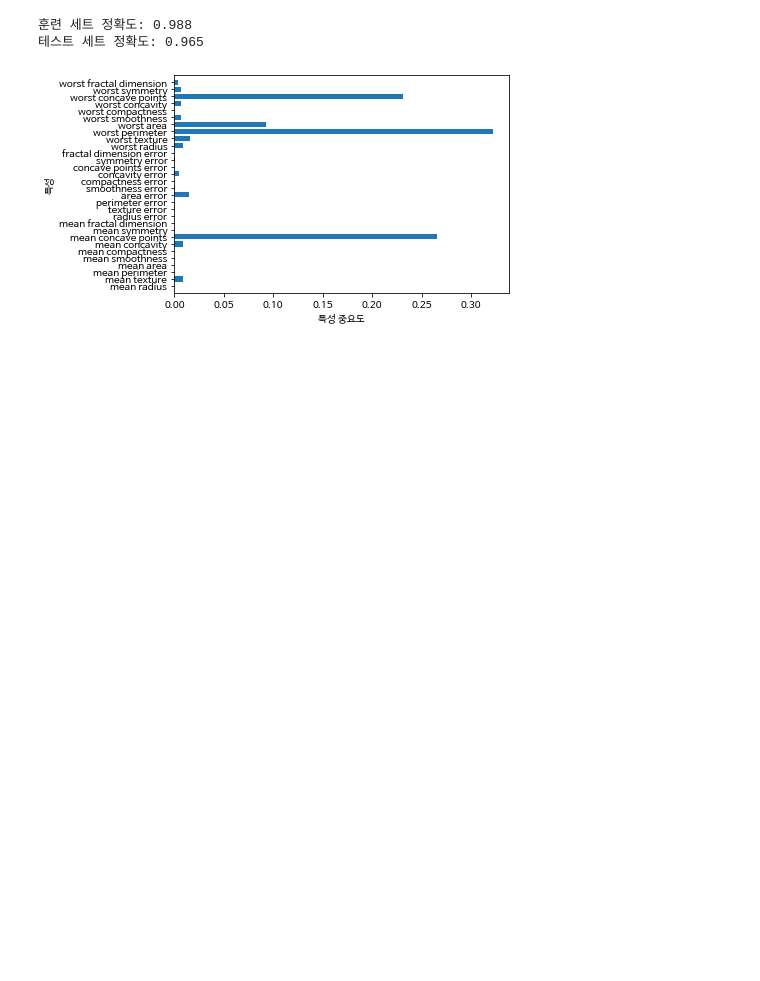
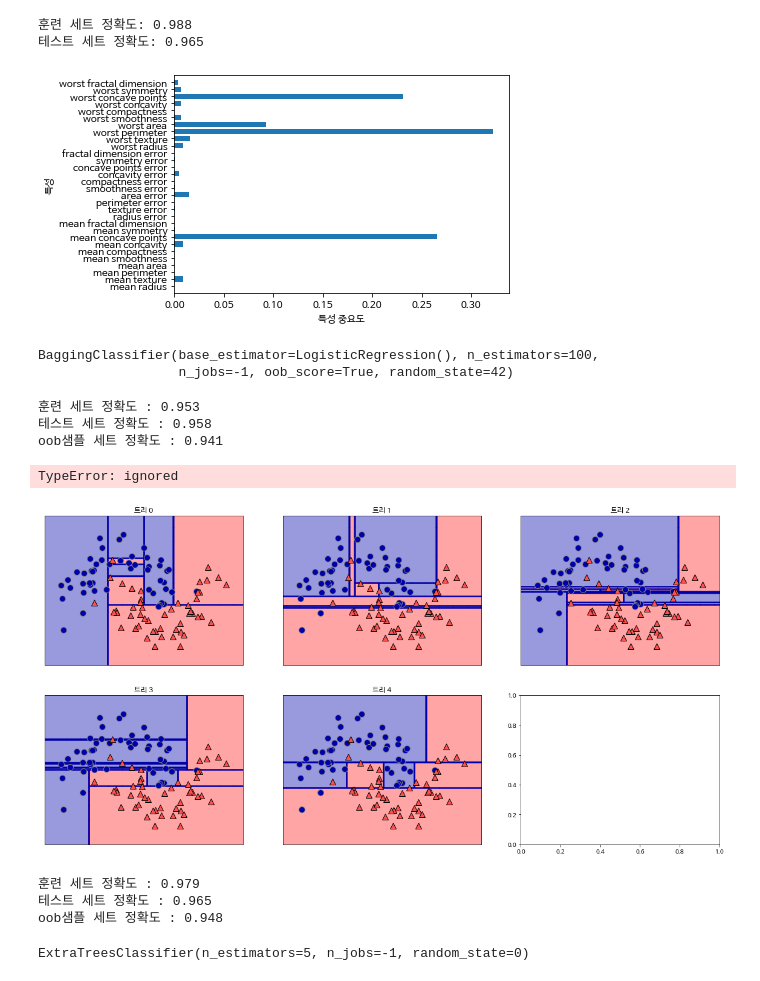
Before and after one commit to gogowonji/Machine-Learning-with-Python, a Jupyter notebook: ch2_3_5.ipynb, the cells around one changed output. Saved outputs shown, nothing was run; the diff lists cells and outputs as text; code cells hidden in the pictures; blank space fills up the shorter version.

Commit message:
2.3.7 Bagging, Extra-trees, AdaBoost

```diff
--- a/ch2_3_5.ipynb
+++ b/ch2_3_5.ipynb
@@ -255,3 +255,74 @@ gbrt.fit(X_train,y_train)
 plot_feature_importances_cancer(gbrt)
 # %% [output]
 [figure]
+# %%
+#from preamble import *
+from sklearn.model_selection import train_test_split
+from sklearn.datasets import make_moons
+from sklearn.datasets import load_breast_cancer
+
+Xm, ym = make_moons(n_samples =100, noise=0.25, random_state=3)
+Xm_train, Xm_test, ym_train, ym_test = train_test_split(Xm, ym, stratify=ym, random_state=42)
+
+cancer = load_breast_cancer()
+Xc_train, Xc_test, yc_train, yc_test = train_test_split(cancer.data, cancer.target, random_state=0)
+# %%
+from sklearn.linear_model import LogisticRegression
+from sklearn.ensemble import BaggingClassifier
+
+# logistic regression 모델 앙상블 (cancer)
+bagging = BaggingClassifier(LogisticRegression(), n_estimators=100, oob_score=True, n_jobs=-1, random_state=42)
+bagging.fit(Xc_train, yc_train)
+# %% [output]
+BaggingClassifier(base_estimator=LogisticRegression(), n_estimators=100,
+                  n_jobs=-1, oob_score=True, random_state=42)
+# %%
+print("훈련 세트 정확도 : {:.3f}".format(bagging.score(Xc_train, yc_train)))
+print("테스트 세트 정확도 : {:.3f}".format(bagging.score(Xc_test, yc_test)))
+print("oob샘플 세트 정확도 : {:.3f}".format(bagging.oob_score_))
+# %% [output]
+훈련 세트 정확도 : 0.953
+테스트 세트 정확도 : 0.958
+oob샘플 세트 정확도 : 0.941
+# %%
+from sklearn.tree import DecisionTreeClassifier
+from sklearn.model_selection import train_test_split
+# 결정 트리 앙상블 - 배깅 (moon)
+bagging = BaggingClassifier(DecisionTreeClassifier(), n_estimators=5, n_jobs=-1,random_state=42)
+bagging.fit(Xm_train, ym_train)
+
+# 결정 경계 시각화
+fig,axes = plt.subplots(2,3,figsize=(20,10))
+
+for i, (ax,tree) in enumerate(zip(axes.ravel(), bagging.estimators_)):
+  ax.set_title("트리 {}".format(i))
+  mglearn.plots.plot_tree_partition(Xm,ym,tree,ax=ax)
+
+mglearn.plot_2d_separator(bagging, Xm, fill=True, ax=axes[-1,-1], alpha=.4)
+axes[-1,-1].set_title("배깅")
+mglearn.discrete_scatter(Xm[:,0],Xm[:,1],ym)
+plt.show()
+# %% [output]
+TypeError: ignored
+[figure, added]
+# %%
+# 결정 트리 앙상블 - 배깅 (cancer)
+bagging = BaggingClassifier(DecisionTreeClassifier(), n_estimators=100, oob_score=True, n_jobs =-1, random_state=42, max_samples=100)
+bagging.fit(Xc_train, yc_train)
+
+print("훈련 세트 정확도 : {:.3f}".format(bagging.score(Xc_train, yc_train)))
+print("테스트 세트 정확도 : {:.3f}".format(bagging.score(Xc_test, yc_test)))
+print("oob샘플 세트 정확도 : {:.3f}".format(bagging.oob_score_))
+# %% [output]
+훈련 세트 정확도 : 0.979
+테스트 세트 정확도 : 0.965
+oob샘플 세트 정확도 : 0.948
+# %%
+# 엑스트라 트리 (moon) - 바로 적용 가능
+from sklearn.ensemble import ExtraTreesClassifier
+from sklearn.model_selection import train_test_split
+
+xtree = ExtraTreesClassifier(n_estimators=5, n_jobs=-1, random_state=0)
+xtree.fit(Xm_train,ym_train)
+# %% [output]
+ExtraTreesClassifier(n_estimators=5, n_jobs=-1, random_state=0)
```
Also changed, not shown: parts of 9 cells of this notebook.
